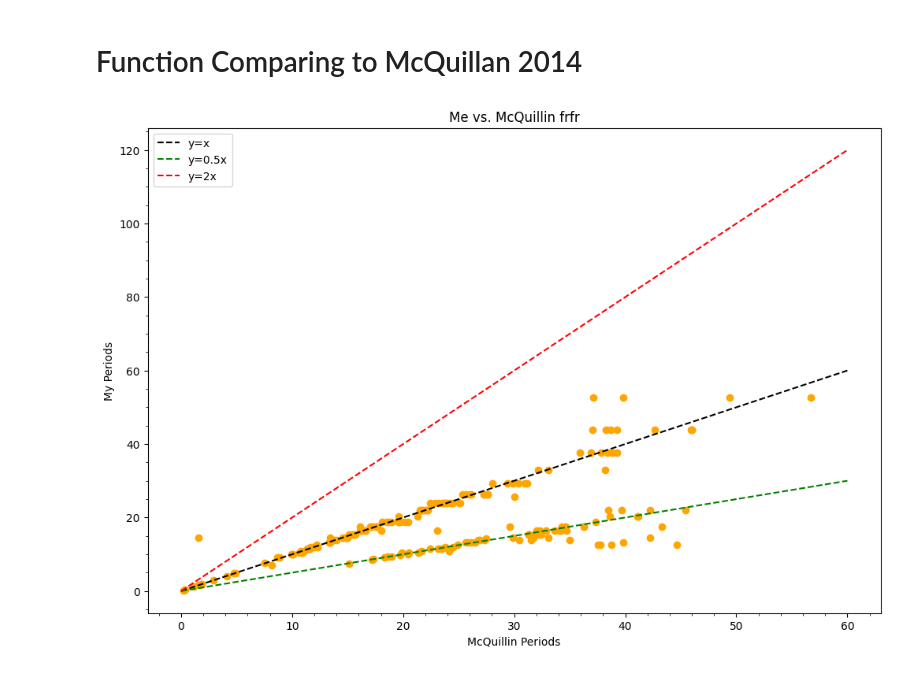
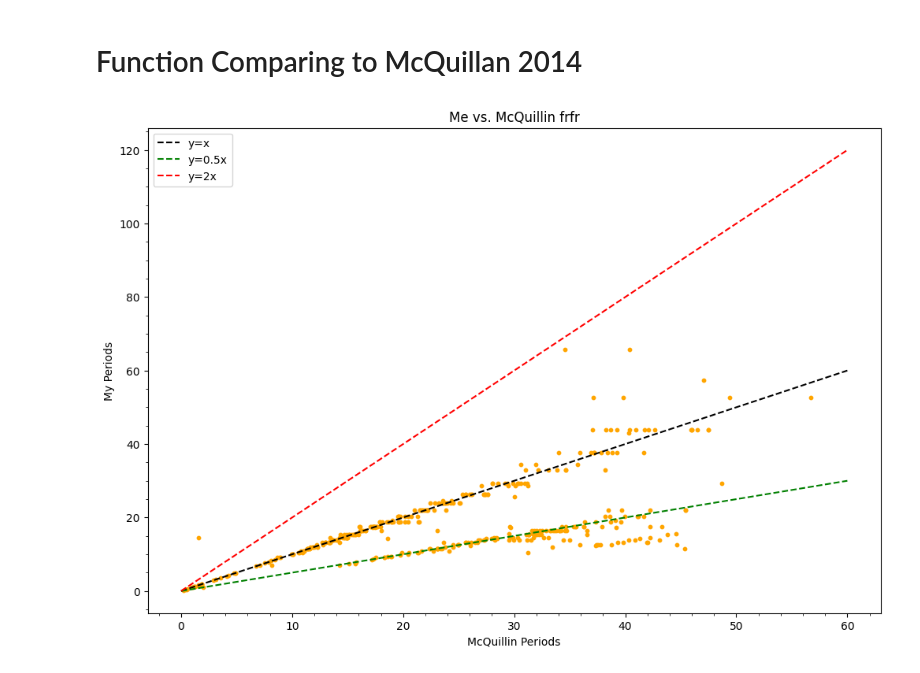
Before and after one commit to livelaplove/SURP-2025, a Jupyter notebook: lightkurve-intro/rperiods.ipynb, the cells around one changed output. Cells and saved outputs as stored; diff of their text form; code cells hidden in the pictures.

Commit message:
calculated periods for 400 points

```diff
--- a/lightkurve-intro/rperiods.ipynb
+++ b/lightkurve-intro/rperiods.ipynb
@@ -47,6 +47,7 @@ def findperiods(source, start, end):
     data.columns = ['kic', 'refperiod']
 
     for i in range(start, end):
+        print(i)
         kic = data['kic'][i]
         period = KeplerLCPG(f'KIC {kic}', quarter=(6,7,8))
         myperiods.append(float(round(period.period, 3)))
@@ -59,39 +60,38 @@ def findperiods(source, start, end):
 
 def iterate(n):
     '''
-    Performs searches piecemeal in batches of 20 to reduce computational load. I chose n=10.
+    Performs searches piecemeal in batches of 20 to reduce computational load. I chose n=20.
     '''
     for i in range(n):
-            data = findperiods('originaldata.txt', 20*i, 20*(i+1))
+            data = findperiods('mcquillanabridged.txt', 20*i, 20*(i+1))
             del(data)
 
 def plot(data):
     plt.figure(figsize=(12,8))
     plt.title('Me vs. McQuillin frfr')
     x = np.linspace(0, 60, 1200)
 
-
-    # for some reason i couldn't change the column names so 😛😛😛
-    plt.scatter(data['refperiod'], data['myperiod'], color='orange')
-
     # plotting reference lines
     plt.plot(x, x, label='y=x', linestyle='--', color='black')
     plt.plot(x, 0.5*x, label='y=0.5x', linestyle='--', color='green')
     plt.plot(x, 2*x, label='y=2x', linestyle='--', color='red')
+
+    plt.scatter(data['refperiod'], data['myperiod'], s=10, color='orange')
 
     plt.xlabel('McQuillin Periods')
     plt.ylabel('My Periods')
     plt.minorticks_on()
     plt.legend()
     plt.savefig('plotyayaya')
     plt.show()
 
 
 def main():
     if __name__ == '__main__':
+        # plots for 400 points
         data = pd.read_csv('mevsmcquillan.txt', delim_whitespace=True)
         plot(data)
 
 main()
 # %% [output]
-[figure, old version]
+[figure, new version]
```
Also changed, not shown: 2 other files.
